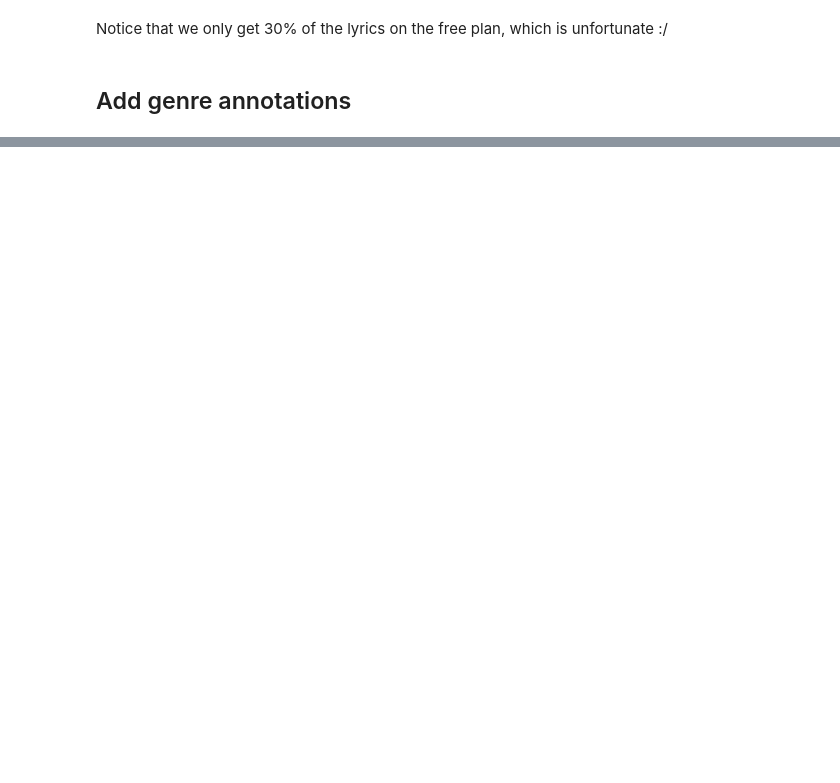
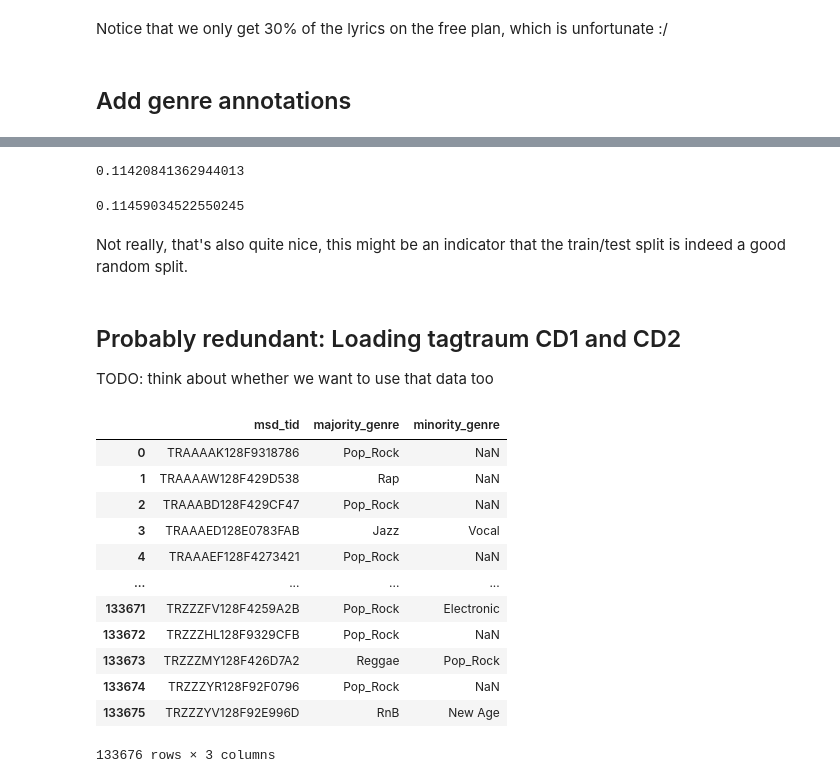
Before and after one commit to Sejmou/tuwien-nlp-2022w-group12, a Jupyter notebook: data-crawl_attempt2.ipynb, the cells around one changed output, grey strips where cells are left out. Drawn from its saved outputs; the diff is of its cells as text; code cells hidden in the pictures; blank space fills up the shorter version.

```diff
--- a/data-crawl_attempt2.ipynb
+++ b/data-crawl_attempt2.ipynb
@@ -219,0 +372,40 @@ TODO
+# %%
+merged.is_test.sum()/len(merged)
+# %% [output]
+0.11420841362944013
+# %%
+songs_and_genres.is_test.sum()/len(songs_and_genres)
+# %% [output]
+0.11459034522550245
+# %% [markdown]
+Not really, that's also quite nice, this might be an indicator that the train/test split is indeed a good random split.
+# %% [markdown]
+## Probably redundant: Loading tagtraum CD1 and CD2
+TODO: think about whether we want to use that data too
+# %%
+tagtraum_cd1_file_path = f"{data_dir}/msd_tagtraum_cd1.cls"
+tagtraum_cd1_zip_link = f"https://www.tagtraum.com/genres/msd_tagtraum_cd1.cls.zip"
+
+
+if not os.path.exists(tagtraum_cd1_file_path):
+  fetch_data(
+    tagtraum_cd1_zip_link,
+    tagtraum_cd1_file_path,
+    True
+  )
+# %%
+tagtraum_cd1 = pd.read_table(tagtraum_cd1_file_path, sep="\t", names=["msd_tid", "majority_genre", "minority_genre"], skiprows=7)
+# %% [output]
+|  | msd_tid | majority_genre | minority_genre |
+| 0 | TRAAAAK128F9318786 | Pop_Rock | NaN |
+| 1 | TRAAAAW128F429D538 | Rap | NaN |
+| 2 | TRAAABD128F429CF47 | Pop_Rock | NaN |
+| 3 | TRAAAED128E0783FAB | Jazz | Vocal |
+| 4 | TRAAAEF128F4273421 | Pop_Rock | NaN |
+| ... | ... | ... | ... |
+| 133671 | TRZZZFV128F4259A2B | Pop_Rock | Electronic |
+| 133672 | TRZZZHL128F9329CFB | Pop_Rock | NaN |
+| 133673 | TRZZZMY128F426D7A2 | Reggae | Pop_Rock |
+| 133674 | TRZZZYR128F92F0796 | Pop_Rock | NaN |
+| 133675 | TRZZZYV128F92E996D | RnB | New Age |
+133676 rows × 3 columns
```
Also changed, not shown: parts of 33 cells of this notebook.
